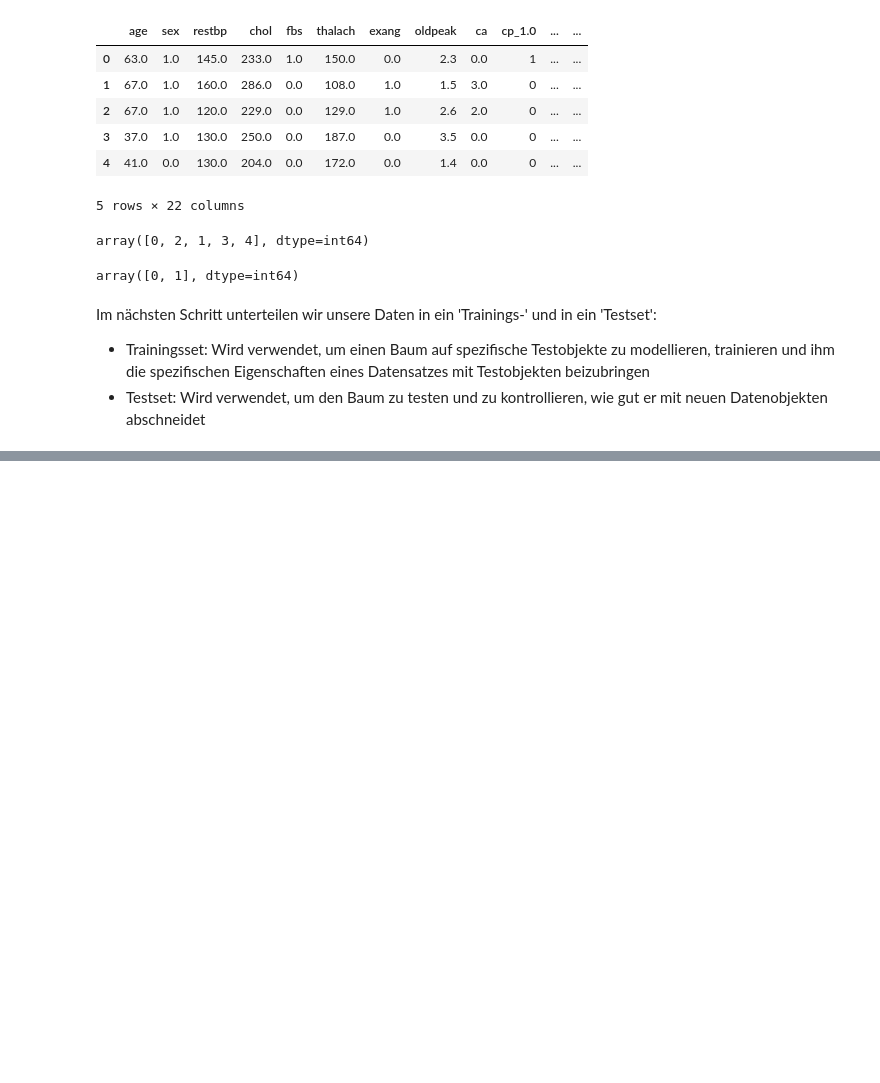
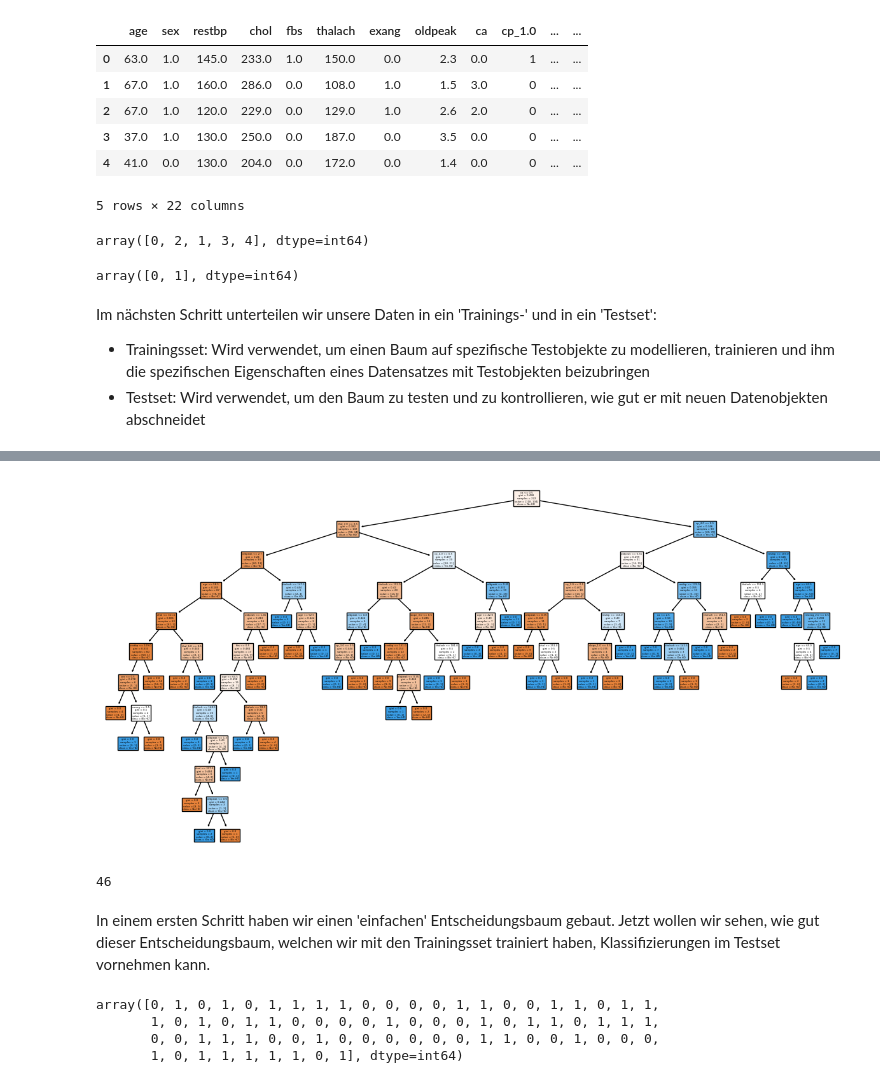
Before and after one commit to alles-grob/dc-jupyter-notebook-g, a Jupyter notebook: demo.ipynb, the cells around one changed output, grey strips where cells are left out. Saved outputs shown, nothing was run; the diff lists cells and outputs as text; code cells hidden in the pictures; blank space fills up the shorter version.

```diff
--- a/demo.ipynb
+++ b/demo.ipynb
@@ -377,4 +296,7 @@ plt.show()
 In einem nächsten Schritt müssen wir die Daten in zwei Teile auftrennen. Alle Features kommen in den Vektor 'X'. Die Werte der Zielvariablen kommen in den Vektor 'y'.
+# %%
+# mit .copy() kopieren wir das Resultat in eine neue Variable
+df_clean = df_no_missing_2
 # %%
 # in diesem Schritt speichern wir alle Features in 'X'
 # .drop('Spaltenname', axis=1) kann verwendet werden um eine Spalte zu entfernen
@@ -677,0 +420,42 @@ Interpretation:
+# %%
+# DecisionTressClassifier() übernimmt für uns das erstellen eines Entscheidungsbaumes
+clf_dt_e = DecisionTreeClassifier(random_state=42)
+# .fit() weist dem Entscheidungsbaum ein Trainingsset zu
+clf_dt_e = clf_dt_e.fit(X_train, y_train)
+# %%
+# mit den folgenden Zeilen können wir einen Entscheidungsbaum erstellen
+# hier wird die grösse des plots definiert (15 steht für die Breite und 7.5 steht für die Höhe)
+plt.figure(figsize=(15, 7.5))
+
+# plot_tree() übernimmt das visualisieren eines Entscheidungsbaumes für uns
+# 'decision_tree' steht für den Entscheidungsbaum der visualisiert werden soll
+plot_tree(decision_tree=clf_dt_e,
+          # 'filled=True' so werden die Knoten mit Farben gefüllt
+          filled=True,
+          # 'class_names=["No HD", "Yes HD"]' wo wir definiert was in jedem Knoten unter 'class' stehen soll
+          class_names=["No HD", "Yes HD"],
+          # 'feature_names=X_encoded.columns' muss mitgegeben werden, dass die Features im Plot korrekt bezeichnet werden
+          feature_names=X_encoded.columns)
+
+# plt.show() zeigt den Plot auf dem Bildschirm an
+plt.show()
+# %% [output]
+[figure, added]
+# %%
+# .get_n_leaves() zeigt wie viele Bläter ein Entscheidungsbaum hat
+clf_dt_e.get_n_leaves()
+# %% [output]
+46
+# %% [markdown]
+In einem ersten Schritt haben wir einen 'einfachen' Entscheidungsbaum gebaut. Jetzt wollen wir sehen, wie gut dieser Entscheidungsbaum, welchen wir mit den Trainingsset trainiert haben, Klassifizierungen im Testset vornehmen kann.
+# %%
+# .predict(Tabellenname) kann für Klassifizierungen gebraucht werden
+# als Input muss dieser Funktion ein Tabellenname mitgegeben werden -> die Tabelle muss die Test-Features enthalten
+predictions = clf_dt_e.predict(X_test)
+# der Output ist eine Liste mit den Klassifizierungen (0: No HD; 1: Yes HD)
+predictions
+# %% [output]
+array([0, 1, 0, 1, 0, 1, 1, 1, 1, 0, 0, 0, 0, 1, 1, 0, 0, 1, 1, 0, 1, 1,
+       1, 0, 1, 0, 1, 1, 0, 0, 0, 0, 1, 0, 0, 0, 1, 0, 1, 1, 0, 1, 1, 1,
+       0, 0, 1, 1, 1, 0, 0, 1, 0, 0, 0, 0, 0, 0, 1, 1, 0, 0, 1, 0, 0, 0,
+       1, 0, 1, 1, 1, 1, 1, 0, 1], dtype=int64)
```
Also changed, not shown: parts of 134 cells of this notebook, 2 other files.
